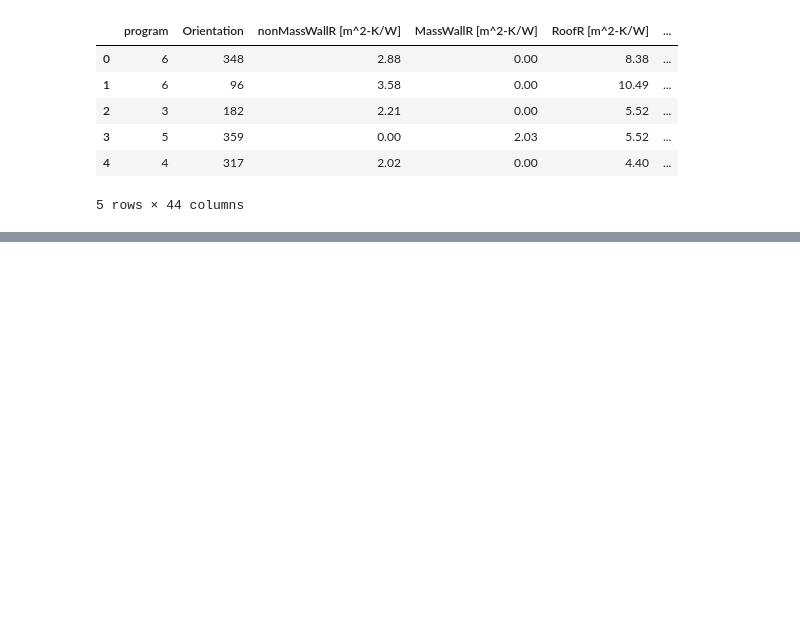
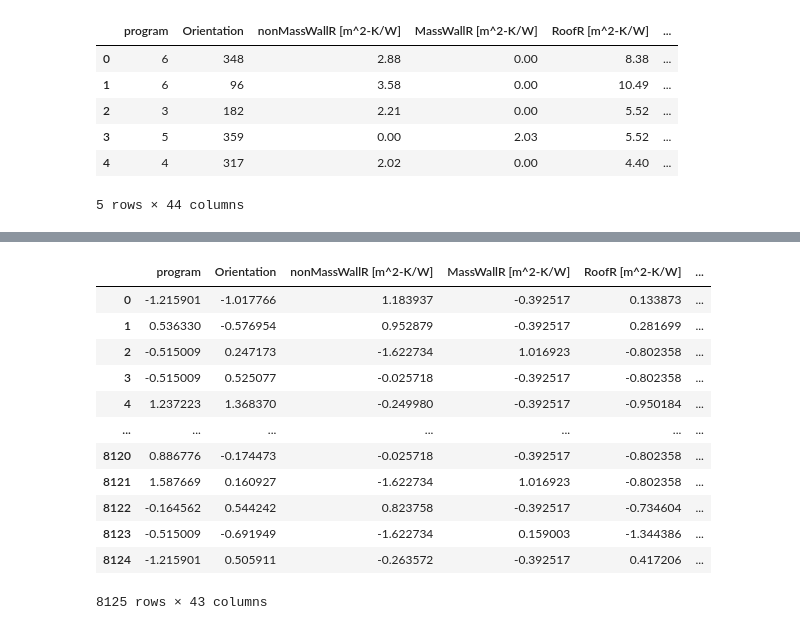
Before and after one commit to snwnkang/CS109A_Final, a Jupyter notebook: Final_Project_CS109.ipynb, the cells around one changed output, grey strips where cells are left out. Cells and saved outputs as stored; diff of their text form; code cells hidden in the pictures; blank space fills up the shorter version.

```diff
--- a/Final_Project_CS109.ipynb
+++ b/Final_Project_CS109.ipynb
@@ -182,0 +213,16 @@ df_sel.head(5)
+# %%
+X_test_std_df
+# %% [output]
+|  | program | Orientation | nonMassWallR [m^2-K/W] | MassWallR [m^2-K/W] | RoofR [m^2-K/W] | ... |
+| 0 | -1.215901 | -1.017766 | 1.183937 | -0.392517 | 0.133873 | ... |
+| 1 | 0.536330 | -0.576954 | 0.952879 | -0.392517 | 0.281699 | ... |
+| 2 | -0.515009 | 0.247173 | -1.622734 | 1.016923 | -0.802358 | ... |
+| 3 | -0.515009 | 0.525077 | -0.025718 | -0.392517 | -0.802358 | ... |
+| 4 | 1.237223 | 1.368370 | -0.249980 | -0.392517 | -0.950184 | ... |
+| ... | ... | ... | ... | ... | ... | ... |
+| 8120 | 0.886776 | -0.174473 | -0.025718 | -0.392517 | -0.802358 | ... |
+| 8121 | 1.587669 | 0.160927 | -1.622734 | 1.016923 | -0.802358 | ... |
+| 8122 | -0.164562 | 0.544242 | 0.823758 | -0.392517 | -0.734604 | ... |
+| 8123 | -0.515009 | -0.691949 | -1.622734 | 0.159003 | -1.344386 | ... |
+| 8124 | -1.215901 | 0.505911 | -0.263572 | -0.392517 | 0.417206 | ... |
+8125 rows × 43 columns
```
Also changed, not shown: parts of 6 cells of this notebook.
